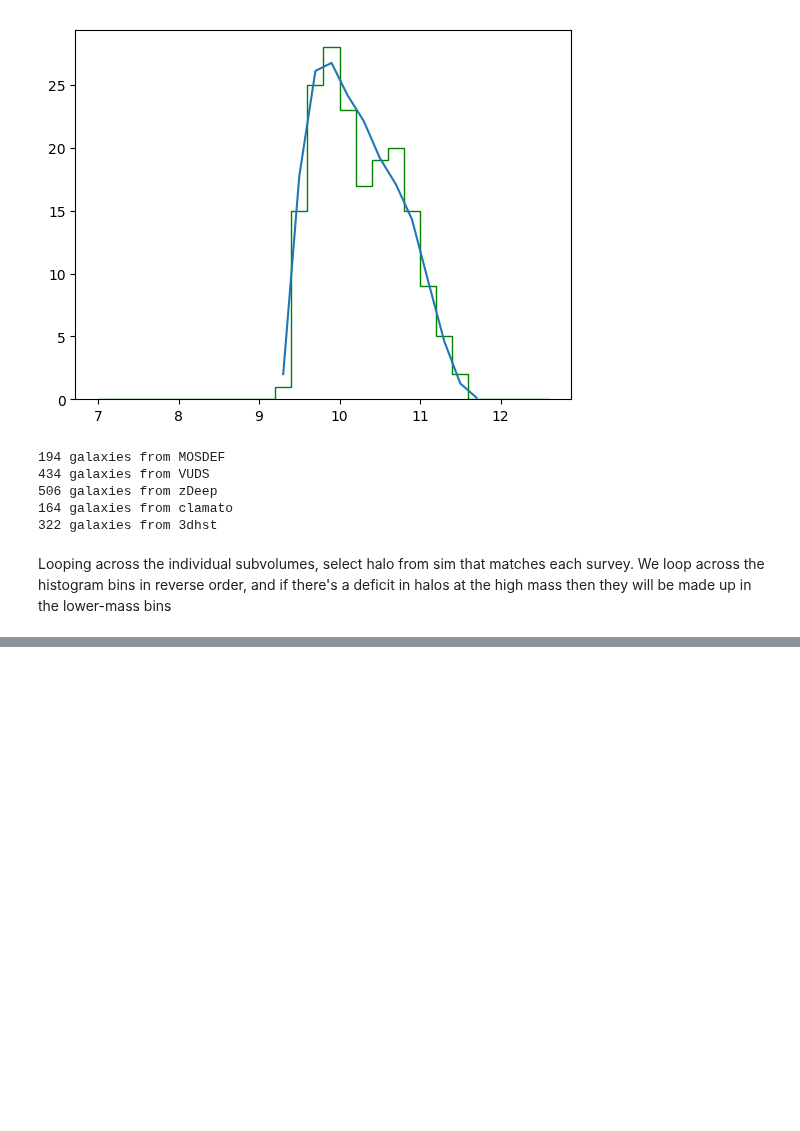
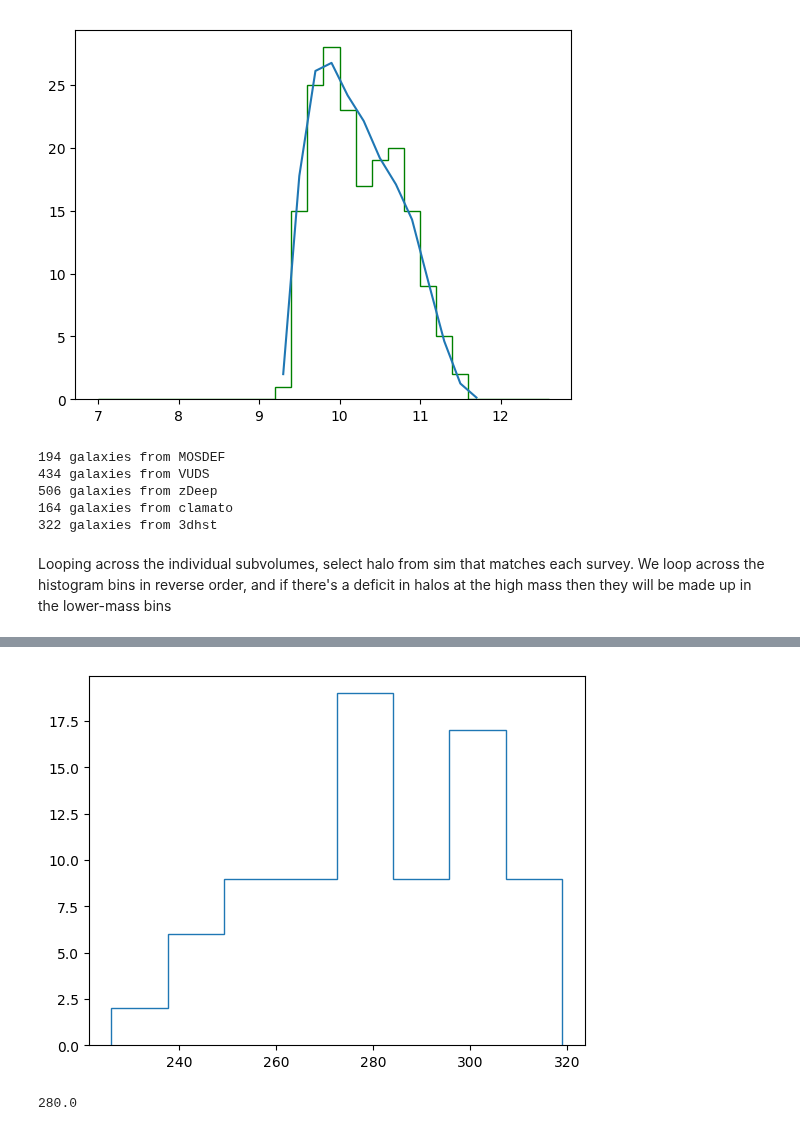
Before and after one commit to kheegan/crosscorr2017, a Jupyter notebook: Create_GalzMocks.ipynb, the cells around one changed output, grey strips where cells are left out. Drawn from its saved outputs; the diff is of its cells as text; code cells hidden in the pictures; blank space fills up the shorter version.

```diff
--- a/Create_GalzMocks.ipynb
+++ b/Create_GalzMocks.ipynb
@@ -40,28 +40,28 @@ dcomdist_dz = cosmo.inv_efunc(zmid) *2998. # in Mpc/h
 # and also a guess at the redshift offset and scatter
 dx_mosdef = (-8, 0.5)
 dy_mosdef = (-10, 11)
-deltaz_mosdef = 0.8
-sigz_mosdef = 0.4
+deltaz_mosdef = -0.8
+sigz_mosdef = 1.5
 
 dx_zdeep = (-29, 29)
 dy_zdeep = (-26, 20)
-deltaz_zdeep = 3.5
-sigz_zdeep   = 2.
+deltaz_zdeep = -3.8
+sigz_zdeep   = 4.
 
 dx_vuds = (-27, 15)
 dy_vuds = (-26, 22)
-deltaz_vuds = 3.
-sigz_vuds=1.7
+deltaz_vuds = -3.
+sigz_vuds=3.
 
 dx_clamato = (-15, 15)
 dy_clamato = (-12,12)
-deltaz_clamato = 1.0
-sigz_clamato=1.
+deltaz_clamato = -1.6
+sigz_clamato=2.5
 
 dx_3dhst = (-8, 2)
 dy_3dhst = (-10, 13)
 deltaz_3dhst = -1
-sigz_3dhst = 5.
+sigz_3dhst = 11.
 
 def read_fofp_file(path):
     """
@@ -526,6 +526,8 @@ for xcen_field_tmp in xcen_field:
         output_table = Table([ra_all, dec_all, red_all, source_all, smass_all],
                             names=('ra', 'dec', 'zspec', 'source', 'stellar_mass'),
                             dtype=('f8', 'f8', 'f4', 'U', 'f8') )
+        output_table['ra'].unit=u.degree
+        output_table['dec'].unit = u.degree
         outname = outdir + 'cat_galmock_nonuniq_{0:03d}.dat'.format(ctr)
         ascii.write(output_table, outname, format='ipac', overwrite=True)
 
@@ -536,11 +538,9 @@ for xcen_field_tmp in xcen_field:
         ngaldist_vuds  = np.append(ngaldist_vuds, ngal_vuds)
         ngaldist_clamato = np.append(ngaldist_clamato, ngal_clamato)
 
-        print('Time to generate one mock = {0}s'.format(time.time()-tstart))
+        if ctr ==1:
+            print('Time to generate one mock = {0}s'.format(time.time()-tstart))
 
-        if ctr ==1:
-            break
-    if ctr==1:
-        break
+        ctr += 1
 # %% [output]
 x=15.00 Mpc/h, y=12.00 Mpc/h
@@ -548,11 +563,14 @@ Time to generate one mock = 6.5587639808654785s
 # %%
 
 fig, ax = plt.subplots()
 
-ax.hist(ngal_3dhst, bins='auto', histtype='step')
+ax.hist(ngaldist_3dhst, bins='auto', histtype='step')
 plt.show()
 
-print(np.mean(ngal_3dhst))
+print(np.mean(ngaldist_3dhst))
+# %% [output]
+[figure, added]
+280.0
 # %%
 fig, ax = plt.subplots()
 
```
Also changed, not shown: parts of 4 cells of this notebook, 2 other files.
